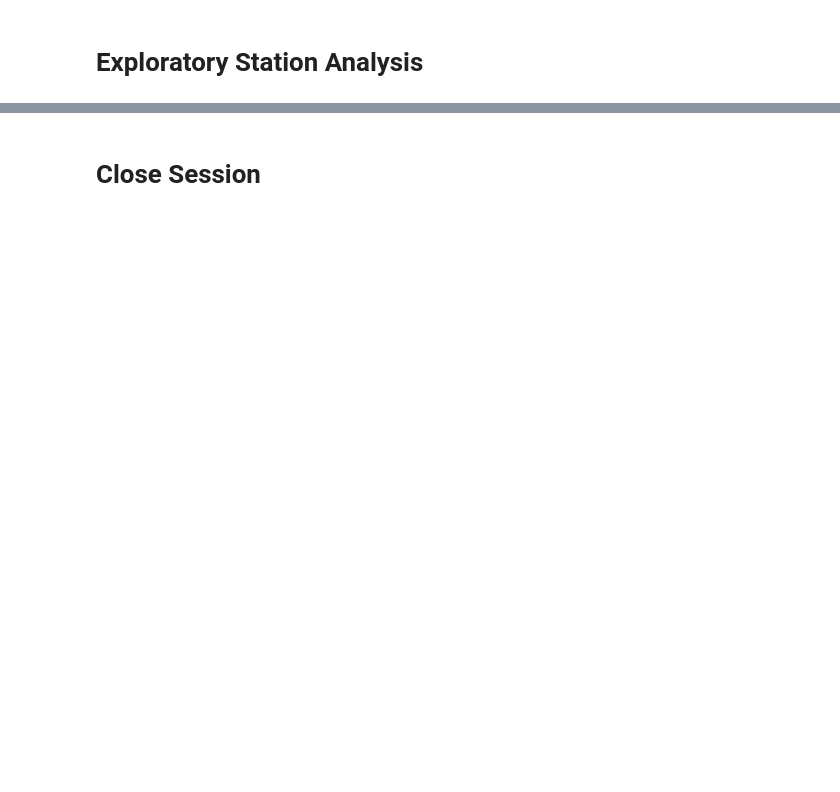
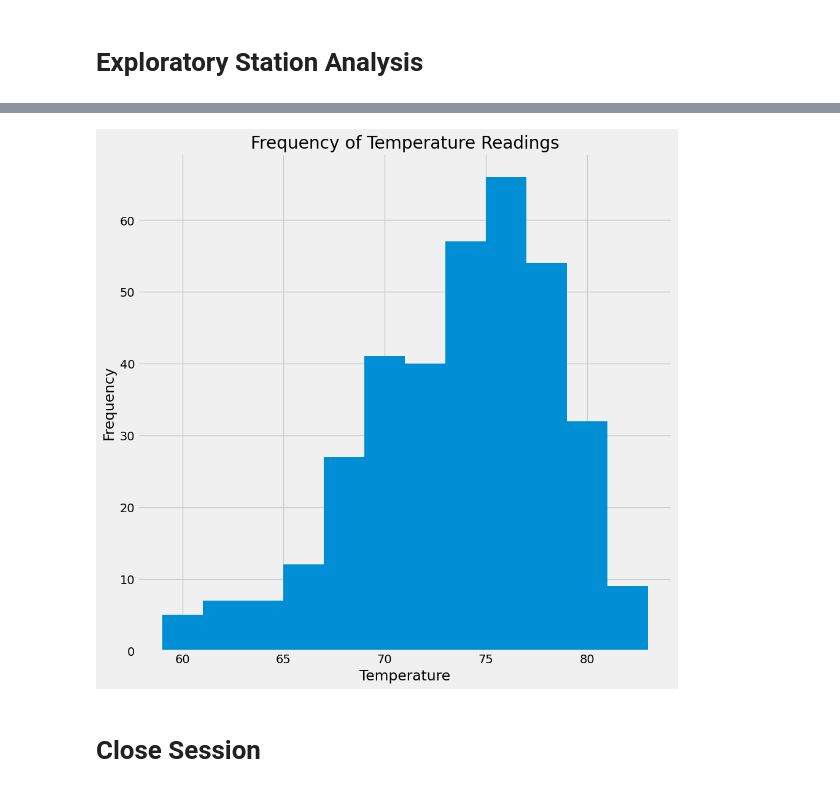
Before and after one commit to chris-yujin/sqlalchemy-challenge, a Jupyter notebook: Starter_Code/climate_starter.ipynb, the cells around one changed output, grey strips where cells are left out. Cells and saved outputs as stored; diff of their text form; code cells hidden in the pictures; blank space fills up the shorter version.

Commit message:
completed station and temperature aggregates

```diff
--- a/Starter_Code/climate_starter.ipynb
+++ b/Starter_Code/climate_starter.ipynb
@@ -113,0 +143,3 @@ sorted_df
+# %%
+single_most_active_station = most_active_stations[0][0]
+single_most_active_station
@@ -114,2 +148,10 @@ sorted_df
 # %%
 # Using the most active station id from the previous query, calculate the lowest, highest, and average temperature.
+# create a list of the columns that need to be queried
+list_col_most_active = [measurement.station,
+                        func.min(measurement.tobs),
+                        func.max(measurement.tobs),
+                        func.avg(measurement.tobs)
+                        ]
+stats_most_active = session.query(*list_col_most_active).filter(measurement.station == single_most_active_station).all()
+stats_most_active
@@ -118,0 +160,3 @@ sorted_df
+# %%
+station_id_most_active = stats_most_active[0][0]
+station_id_most_active
@@ -118,0 +165,19 @@ sorted_df
+# %%
+# Using the most active station id
+# Query the last 12 months of temperature observation data for this station and plot the results as a histogram
+latest_date_most_active_station = session.query(measurement.date).order_by(measurement.date.desc()).filter(measurement.station == station_id_most_active).first()
+latest_date_most_active_station = latest_date_most_active_station[0]
+
+# Convert the string '2017-08-18' to a datetime object
+latest_date_datetime = dt.datetime.strptime(latest_date_most_active_station, '%Y-%m-%d')
+
+# Calculate one year before the latest date
+
+one_year = latest_date_datetime-dt.timedelta(days=365)
+one_year = one_year.strftime('%Y-%m-%d')
+one_year
+
+results = session.query(measurement.tobs).filter(measurement.date <= latest_date_most_active_station, measurement.date >= one_year).filter(measurement.station == station_id_most_active).all()
+results_df = pd.DataFrame(results)
+
+results_df
@@ -119,3 +198,11 @@ sorted_df
+# %%
+results_df.hist(figsize=[10, 10], bins=12)
+plt.ylabel('Frequency')
+plt.xlabel('Temperature')
+plt.title('Frequency of Temperature Readings')
+plt.show()
+# %% [output]
+[figure, added]
 # %% [markdown]
 # Close Session
 # %%
```
Also changed, not shown: parts of 13 cells of this notebook, 1 other file.
